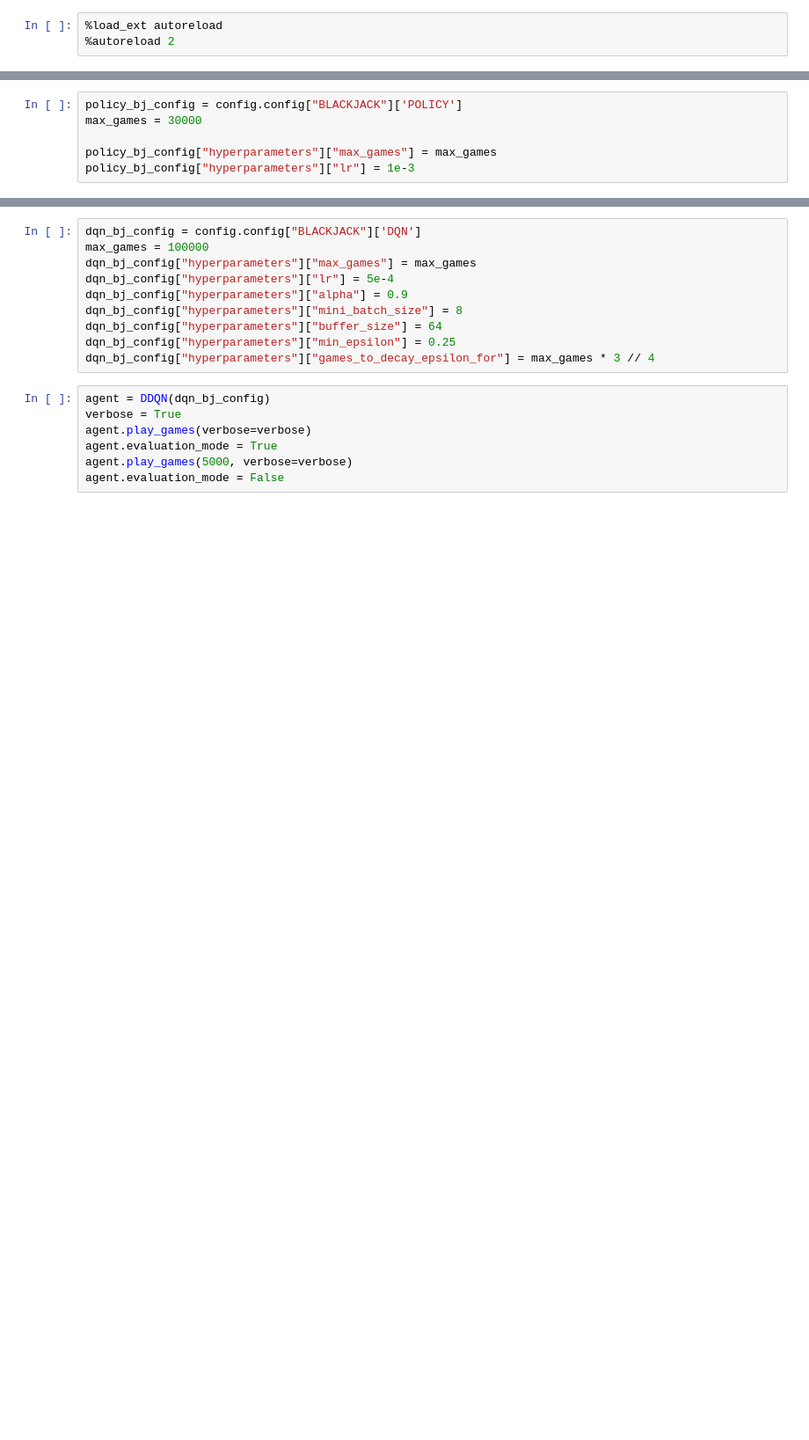
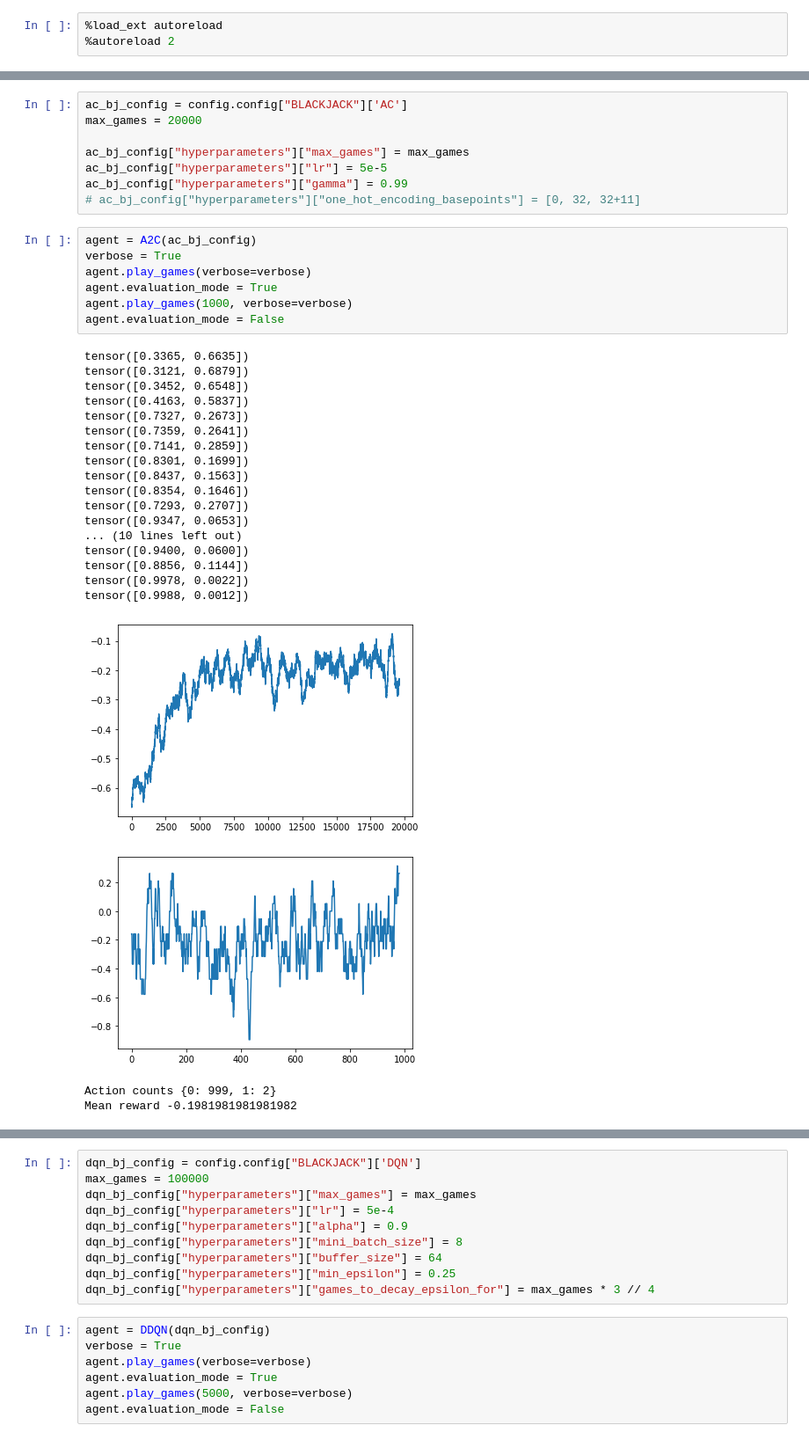
Before and after one commit to CharlieGaynor/RLdog, a Jupyter notebook: src/examples.ipynb, the cells around one changed output, grey strips where cells are left out. Shown: that part at 88% size. Saved outputs shown, nothing was run; the diff lists cells and outputs as text; blank space fills up the shorter version.

```diff
--- a/src/examples.ipynb
+++ b/src/examples.ipynb
@@ -18,10 +19,41 @@ from agents.Policy_gradients.REINFORCE import REINFORCE
 from collections import Counter
-# %%
-policy_bj_config = config.config["BLACKJACK"]['POLICY']
-max_games = 30000
-
-policy_bj_config["hyperparameters"]["max_games"] = max_games
-policy_bj_config["hyperparameters"]["lr"] = 1e-3
+# %%
+ac_bj_config = config.config["BLACKJACK"]['AC']
+max_games = 20000
+
+ac_bj_config["hyperparameters"]["max_games"] = max_games
+ac_bj_config["hyperparameters"]["lr"] = 5e-5
+ac_bj_config["hyperparameters"]["gamma"] = 0.99
+# ac_bj_config["hyperparameters"]["one_hot_encoding_basepoints"] = [0, 32, 32+11]
+# %%
+agent = A2C(ac_bj_config)
+verbose = True
+agent.play_games(verbose=verbose)
+agent.evaluation_mode = True
+agent.play_games(1000, verbose=verbose)
+agent.evaluation_mode = False
+# %% [output]
+tensor([0.3365, 0.6635])
+tensor([0.3121, 0.6879])
+tensor([0.3452, 0.6548])
+tensor([0.4163, 0.5837])
+tensor([0.7327, 0.2673])
+tensor([0.7359, 0.2641])
+tensor([0.7141, 0.2859])
+tensor([0.8301, 0.1699])
+tensor([0.8437, 0.1563])
+tensor([0.8354, 0.1646])
+tensor([0.7293, 0.2707])
+tensor([0.9347, 0.0653])
+... (10 lines left out)
+tensor([0.9400, 0.0600])
+tensor([0.8856, 0.1144])
+tensor([0.9978, 0.0022])
+tensor([0.9988, 0.0012])
+[figure, added]
+[figure, added]
+Action counts {0: 999, 1: 2}
+Mean reward -0.1981981981981982
 # %%
 agent = REINFORCE(policy_bj_config)
 verbose = True
```
Also changed, not shown: parts of 6 cells of this notebook, 7 other files.
